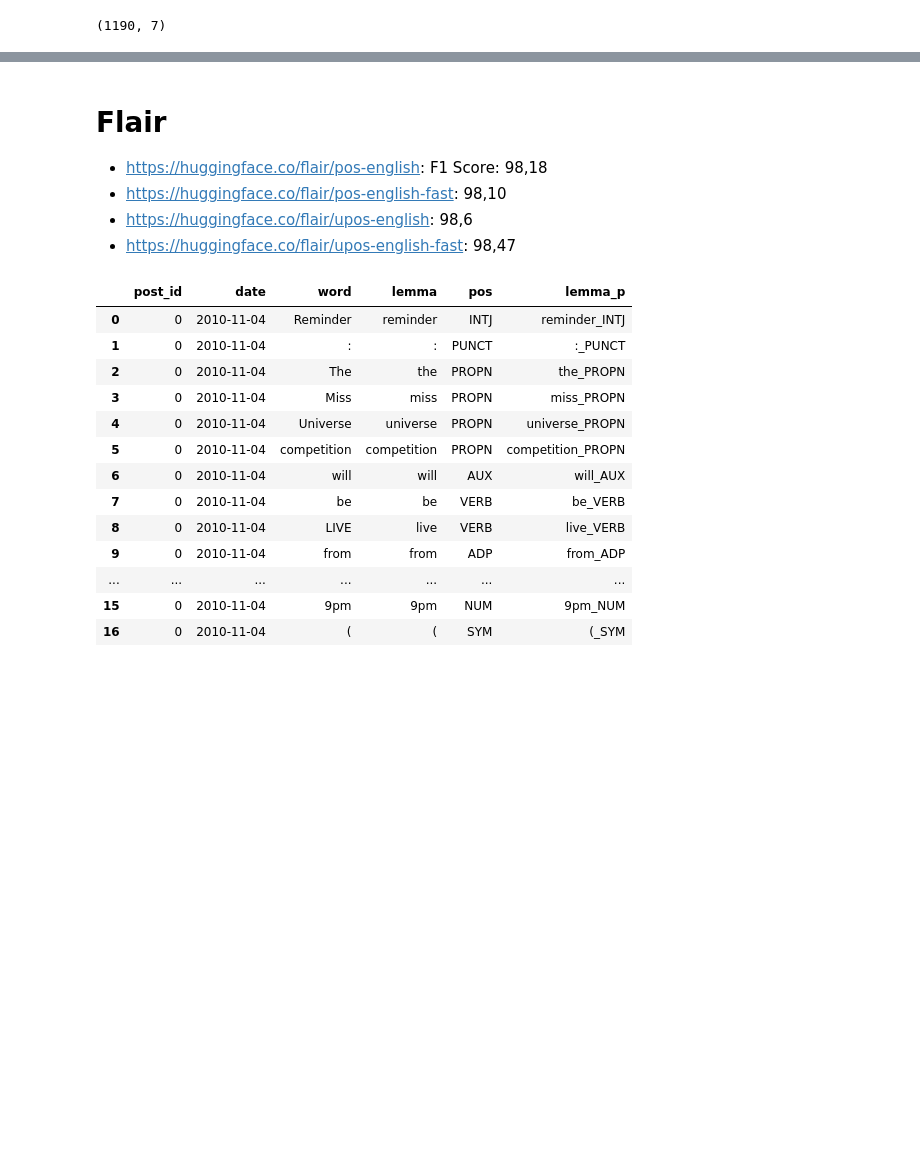
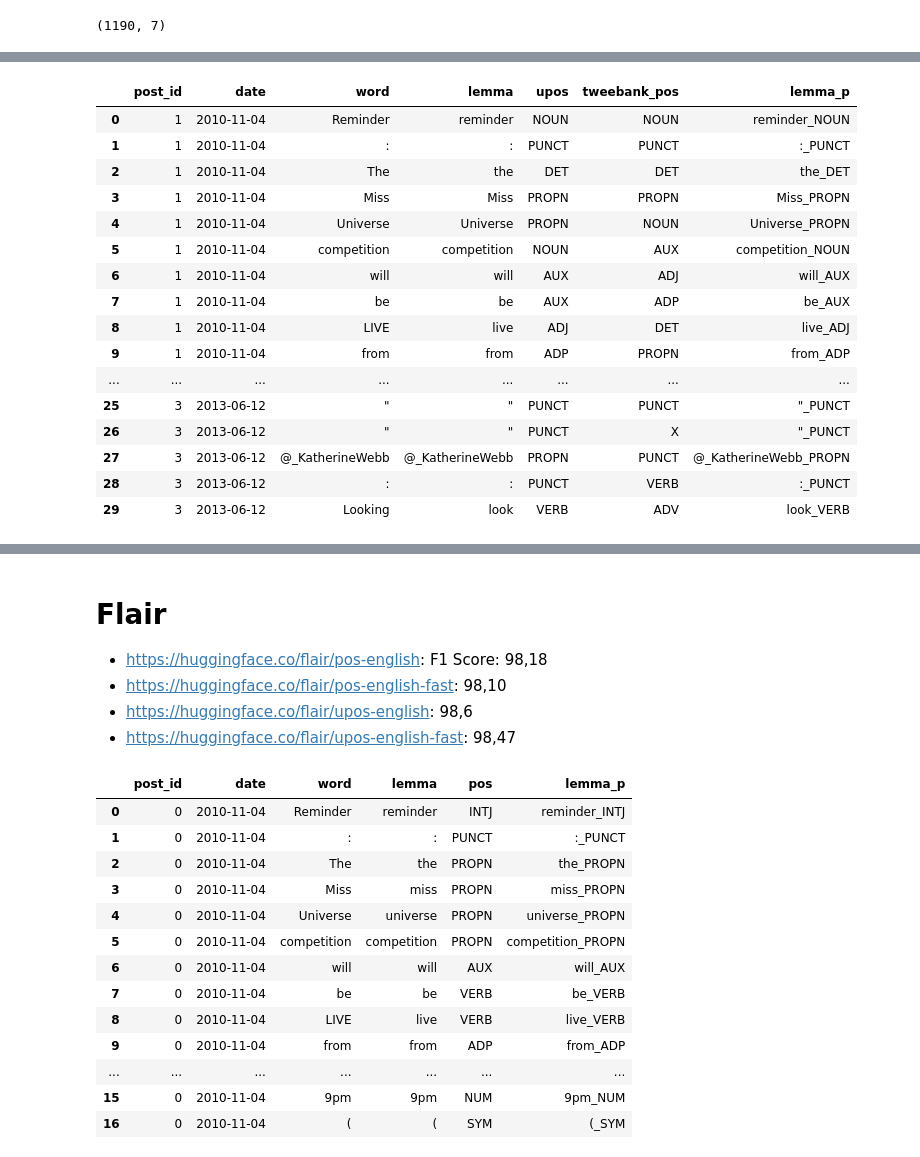
Before and after one commit to vivien3mueller/TrumMus, a Jupyter notebook: 02 Testkorpora_Tagging.ipynb, the cells around one changed output, grey strips where cells are left out. Drawn from its saved outputs; the diff is of its cells as text; code cells hidden in the pictures; blank space fills up the shorter version.

```diff
--- a/02 Testkorpora_Tagging.ipynb
+++ b/02 Testkorpora_Tagging.ipynb
@@ -554,3 +526,79 @@ display(fpts[200:215])
 fpts.shape
 # %% [output]
 (1190, 7)
+# %%
+import pandas as pd
+import stanza
+from transformers import AutoTokenizer, AutoModelForTokenClassification, pipeline
+
+stanza.download('en')
+stanza_nlp = stanza.Pipeline(
+    lang='en',
+    processors='tokenize,pos,lemma',
+    use_gpu=False
+)
+
+# Tweebank vorbereiten (mit Transformers)
+model_name = "TweebankNLP/bertweet-tb2_ewt-pos-tagging"
+tokenizer = AutoTokenizer.from_pretrained(model_name)
+model = AutoModelForTokenClassification.from_pretrained(model_name)
+
+tweebank_tagger = pipeline(
+    "token-classification",
+    model=model,
+    tokenizer=tokenizer,
+    aggregation_strategy="simple",
+    device=-1  # CPU
+)
+
+df = pd.read_csv("testkorpus_divers_50.csv")
+df["text"] = df["text"].fillna("").astype(str)
+
+all_results = []
+for idx, row in df.iterrows():
+    text = row["text"].strip()
+    if not text:
+        continue
+
+    # Stanza-Analyse (Lemma + Universal POS)
+    stanza_doc = stanza_nlp(text)
+    stanza_tokens = []
+    for sentence in stanza_doc.sentences:
+        for token in sentence.tokens:
+            word = token.text
+            word_info = token.words[0]
+            stanza_tokens.append({
+                "word": word,
+                "lemma": word_info.lemma,
+                "upos": word_info.upos
+            })
+
+    # Tweebank-Analyse (Tweet-POS-Tags)
+    tweebank_result = tweebank_tagger(text)
+    tweebank_tokens = [tok.get("word") for tok in tweebank_result]
+    tweebank_pos = [tok.get("entity_group") for tok in tweebank_result]
+
+    # Token-Alignierung
+    # gleiche Reihenfolge matchen
+    min_len = min(len(stanza_tokens), len(tweebank_tokens))
+    for i in range(min_len):
+        word = stanza_tokens[i]["word"]
+        lemma = stanza_tokens[i]["lemma"]
+        upos = stanza_tokens[i]["upos"]
+        tweet_pos = tweebank_pos[i]
+
+        all_results.append({
+            "post_id": idx + 1,
+            "date": row.get("date"),
+            "word": word,
+            "lemma": lemma,
+            "upos": upos,          # Universal POS (Stanza)
+            "tweebank_pos": tweet_pos,  # Tweet-spezifisches POS
+            "lemma_p": f"{lemma}_{upos}"
+        })
+
+pos_df = pd.DataFrame(all_results)
+output_file = "testkorpus_divers_50_stanza_tweebank.csv"
+pos_df.to_csv(output_file, index=False, encoding="utf-8")
+display(pos_df.head(30))
+# %% [output]
@@ -556,0 +632,17 @@ fpts.shape
+|  | post_id | date | word | lemma | upos | tweebank_pos | lemma_p |
+| 0 | 1 | 2010-11-04 | Reminder | reminder | NOUN | NOUN | reminder_NOUN |
+| 1 | 1 | 2010-11-04 | : | : | PUNCT | PUNCT | :_PUNCT |
+| 2 | 1 | 2010-11-04 | The | the | DET | DET | the_DET |
+| 3 | 1 | 2010-11-04 | Miss | Miss | PROPN | PROPN | Miss_PROPN |
+| 4 | 1 | 2010-11-04 | Universe | Universe | PROPN | NOUN | Universe_PROPN |
+| 5 | 1 | 2010-11-04 | competition | competition | NOUN | AUX | competition_NOUN |
+| 6 | 1 | 2010-11-04 | will | will | AUX | ADJ | will_AUX |
+| 7 | 1 | 2010-11-04 | be | be | AUX | ADP | be_AUX |
+| 8 | 1 | 2010-11-04 | LIVE | live | ADJ | DET | live_ADJ |
+| 9 | 1 | 2010-11-04 | from | from | ADP | PROPN | from_ADP |
+| ... | ... | ... | ... | ... | ... | ... | ... |
+| 25 | 3 | 2013-06-12 | " | " | PUNCT | PUNCT | "_PUNCT |
+| 26 | 3 | 2013-06-12 | " | " | PUNCT | X | "_PUNCT |
+| 27 | 3 | 2013-06-12 | @_KatherineWebb | @_KatherineWebb | PROPN | PUNCT | @_KatherineWebb_PROPN |
+| 28 | 3 | 2013-06-12 | : | : | PUNCT | VERB | :_PUNCT |
+| 29 | 3 | 2013-06-12 | Looking | look | VERB | ADV | look_VERB |
```
Also changed, not shown: parts of 64 cells of this notebook.
